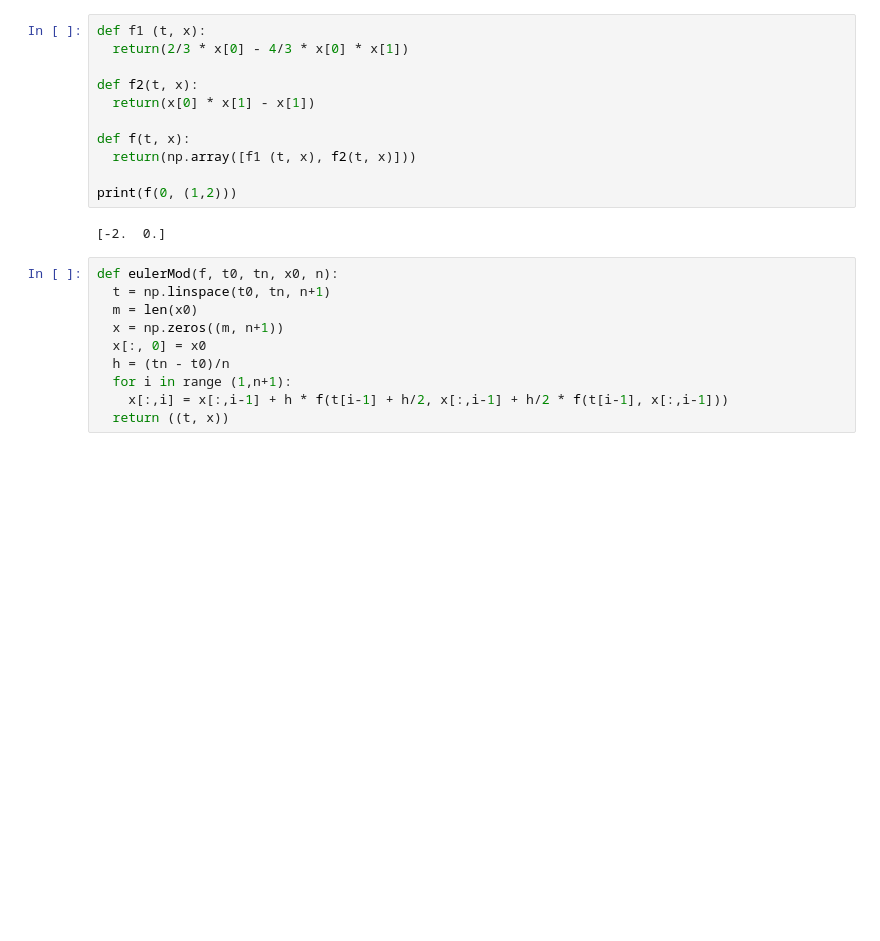
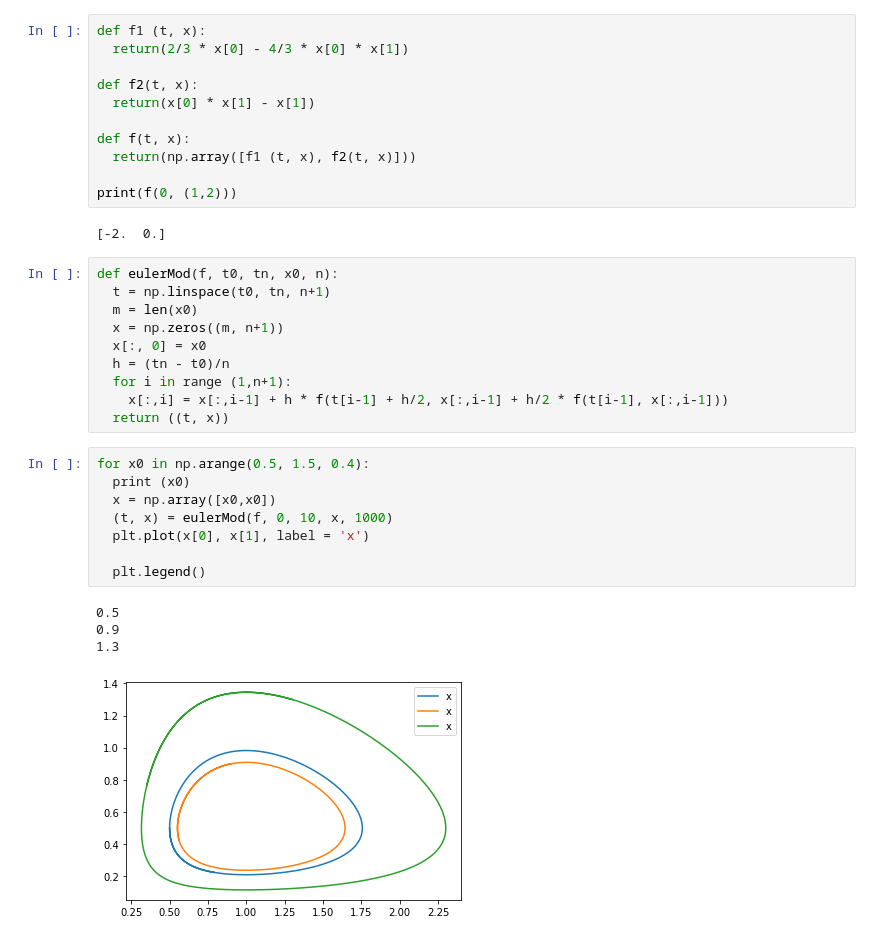
Before and after one commit to RonnyGuevara/Fractal_Images, a Jupyter notebook: TP2/TP2_FI.ipynb, the cells around one changed output. Saved outputs shown, nothing was run; the diff lists cells and outputs as text; blank space fills up the shorter version.

```diff
--- a/TP2/TP2_FI.ipynb
+++ b/TP2/TP2_FI.ipynb
@@ -100,3 +112,16 @@ def eulerMod(f, t0, tn, x0, n):
   for i in range (1,n+1):
     x[:,i] = x[:,i-1] + h * f(t[i-1] + h/2, x[:,i-1] + h/2 * f(t[i-1], x[:,i-1]))
   return ((t, x))
+# %%
+for x0 in np.arange(0.5, 1.5, 0.4):
+  print (x0)
+  x = np.array([x0,x0])
+  (t, x) = eulerMod(f, 0, 10, x, 1000)
+  plt.plot(x[0], x[1], label = 'x')
+
+  plt.legend()
+# %% [output]
+0.5
+0.9
+1.3
+[figure, added]
```
Also changed, not shown: parts of 20 cells of this notebook.
